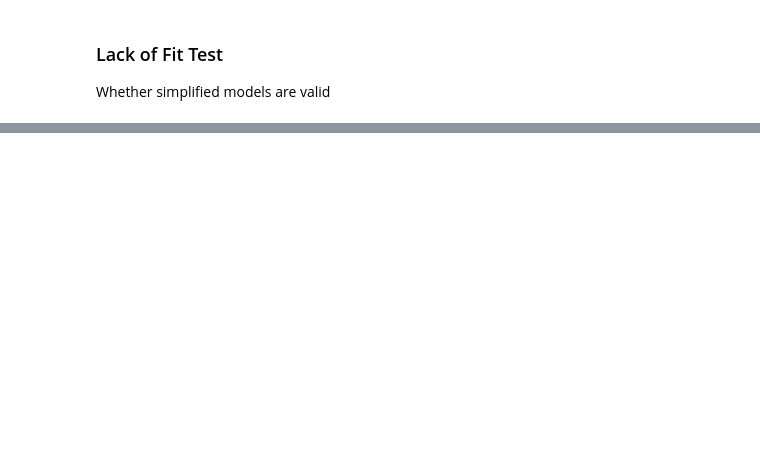
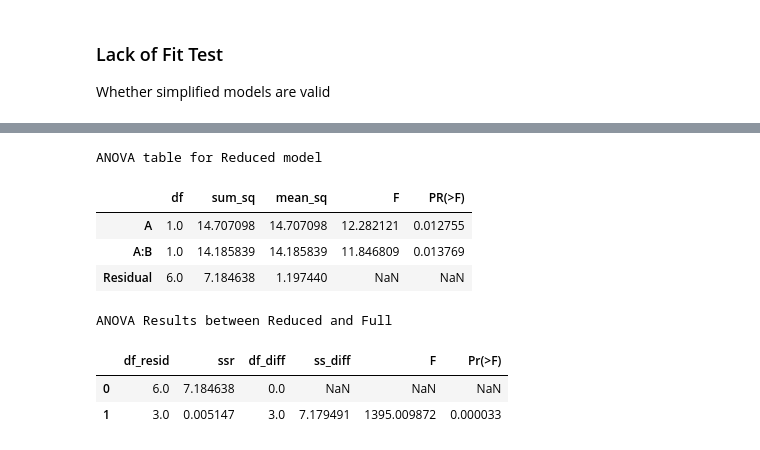
Before and after one commit to fredward65/MCTR703_DOE_2026, a Jupyter notebook: Exercises/S3_1-Surface_Response.ipynb, the cells around one changed output, grey strips where cells are left out. Cells and saved outputs as stored; diff of their text form; code cells hidden in the pictures; blank space fills up the shorter version.

Commit message:
Update S3_1: Full outputs

```diff
--- a/Exercises/S3_1-Surface_Response.ipynb
+++ b/Exercises/S3_1-Surface_Response.ipynb
@@ -200,13 +277,23 @@ display(anova_table)
 # %%
 """ Lack of Fit Test """
 # Create a reduced model (e.g. without interaction terms)
-reduced_model = ols('y ~ ...', data=df).fit()
+reduced_model = ols('y ~ A + A:B', data=df).fit()
 # Perform an ANOVA (analysis of variance) (type I sums of squares)
 anova_table_reduced = sm.stats.anova_lm(reduced_model, typ=1)
 print("ANOVA table for Reduced model")
 display(anova_table_reduced)
 
 # Perform ANOVA to compare models
 anova_results = sm.stats.anova_lm(reduced_model, model)
 print("ANOVA Results between Reduced and Full")
 display(anova_results)
+# %% [output]
+ANOVA table for Reduced model
+|  | df | sum_sq | mean_sq | F | PR(>F) |
+| A | 1.0 | 14.707098 | 14.707098 | 12.282121 | 0.012755 |
+| A:B | 1.0 | 14.185839 | 14.185839 | 11.846809 | 0.013769 |
+| Residual | 6.0 | 7.184638 | 1.197440 | NaN | NaN |
+ANOVA Results between Reduced and Full
+|  | df_resid | ssr | df_diff | ss_diff | F | Pr(>F) |
+| 0 | 6.0 | 7.184638 | 0.0 | NaN | NaN | NaN |
+| 1 | 3.0 | 0.005147 | 3.0 | 7.179491 | 1395.009872 | 0.000033 |
```
Also changed, not shown: parts of 6 cells of this notebook.
